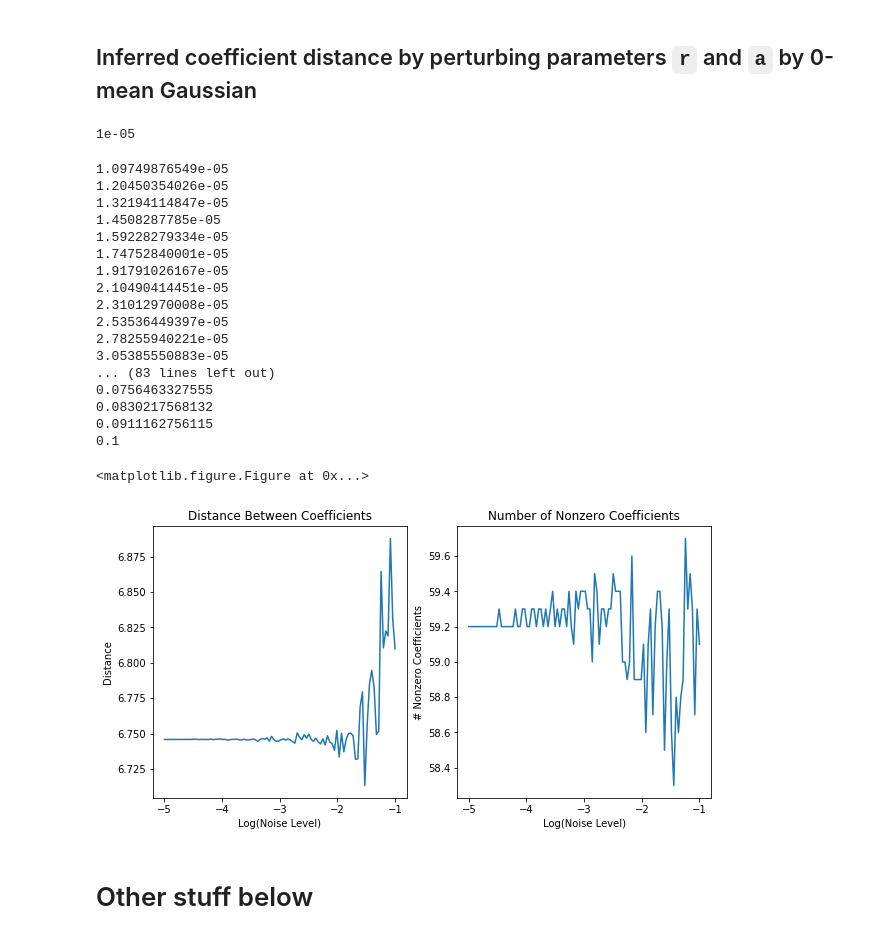
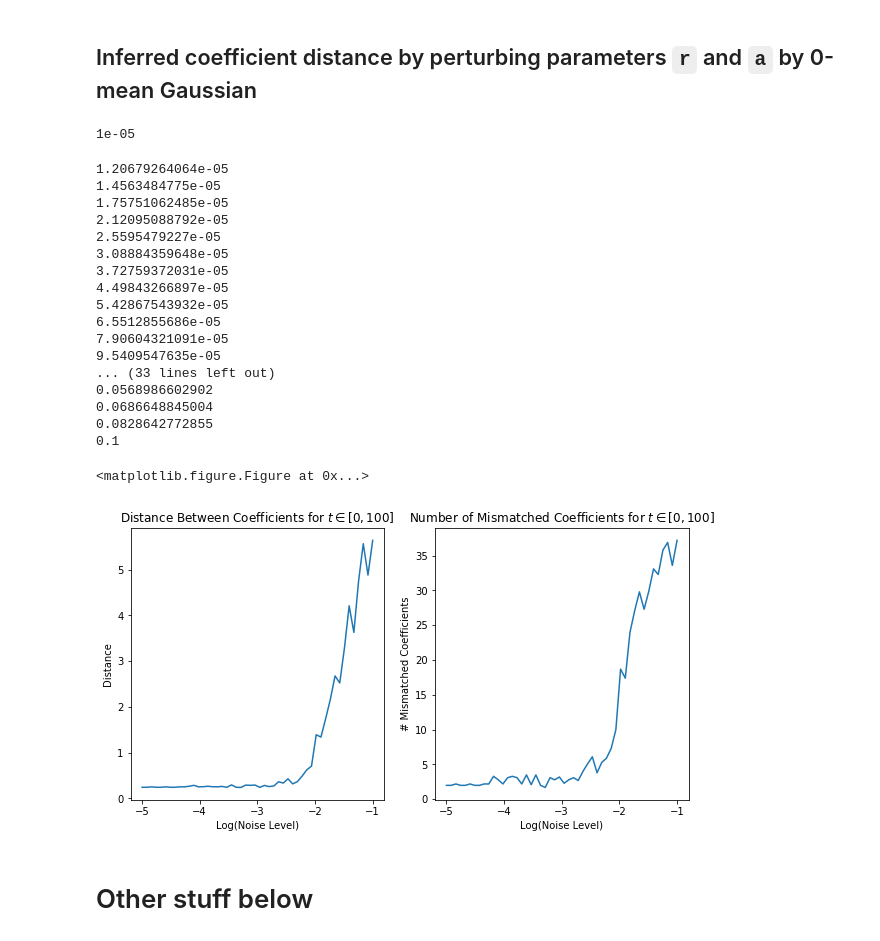
Before and after one commit to alexanderwhatley/am_205_final_project, a Jupyter notebook: Richard's Notebook.ipynb, the cells around one changed output. Saved outputs shown, nothing was run; the diff lists cells and outputs as text; code cells hidden in the pictures.

```diff
--- a/Richard's Notebook.ipynb
+++ b/Richard's Notebook.ipynb
@@ -544,7 +532,7 @@ r = true_r.copy()
 a = true_a.copy()
 diff = []
 
-time_steps = np.arange(100, 2000, 100)
+time_steps = np.arange(1000, 5100, 100)
 
 for num_points in time_steps:
     print(num_points)
@@ -590,9 +578,4 @@ for num_points in time_steps:
         points_diff.append(inf_norm)
         i += 1
     diff.append(np.mean(points_diff, axis=0))
-plt.plot(time_steps, np.log10(diff))
-plt.title('Infinity Norm between Trajectories - variable $t$')
-plt.xlabel('Log(Time Steps)')
-plt.ylabel('Log(Infinity Norm)')
-plt.show()
 # %% [output]
@@ -621,13 +612,13 @@ plt.show()
 # %%
 r = true_r.copy()
 a = true_a.copy()
-t = np.linspace(0, 100, 100)
-noise_level = np.logspace(-5, -1, 100)
+t = np.linspace(0, 5, 100)
+noise_level = np.logspace(-5, -1, 50)
 initials = [[] for _ in range(10)]
 for i in range(10):
     total = 0
     while total < 5:
-        x0 = np.random.uniform(-2, 2, 4)
+        x0 = np.random.uniform(0, 1, 4)
         x_temp, dx_temp = Lotka_Volterra(x0, r, a, t)
         if np.max(np.abs(x_temp)) > 1 or np.any(np.isnan(x_temp)) or np.all(x_temp == 0):
             continue
@@ -732,33 +709,29 @@ plt.show()
 ## Inferred coefficient distance by perturbing parameters `r` and `a` by 0-mean Gaussian
 # %%
 def make_coefficients(r, a, num_terms):
-    '''
-    Turn Lotka-Volterra coefficients into sklearn PolynomialFeatures coefficients for
-    3D system.
-    '''
     num_vars = 4
     coeffs = np.zeros((num_vars, num_terms))
     for i in range(num_vars):
         coeffs[i, i+1] = r[i]
-    coeffs[0, [4, 5, 6, 7]] = a[0]
-    coeffs[1, [5, 8, 9, 10]] = a[1]
-    coeffs[2, [6, 9, 11, 12]] = a[2]
-    coeffs[3, [7, 10, 12, 13]] = a[3]
+    coeffs[0, [5, 6, 7, 8]] = a[0]
+    coeffs[1, [6, 9, 10, 11]] = a[1]
+    coeffs[2, [7, 10, 12, 13]] = a[2]
+    coeffs[3, [8, 11, 13, 14]] = a[3]
 
     return coeffs.ravel()
 
 r = true_r.copy()
 a = true_a.copy()
 true_coeffs = make_coefficients(r, a, 15)
-t = np.linspace(0, 100, 1000)
-noise_level = np.logspace(-5, -1, 100)
+t = np.linspace(0, 100, 2000)
+noise_level = np.logspace(-5, -1, 50)
 dist, sparsity = [], []
 
 initials = [[] for _ in range(10)]
 for i in range(10):
     total = 0
     while total < 5:
-        x0 = np.random.uniform(-2, 2, 4)
+        x0 = np.random.uniform(0, 1, 4)
         x_temp, dx_temp = Lotka_Volterra(x0, r, a, t)
         if np.max(np.abs(x_temp)) > 1 or np.any(np.isnan(x_temp)) or np.all(x_temp == 0):
             continue
@@ -784,52 +757,53 @@ for noise in noise_level:
         n_lib = library.n_output_features_
         A = block_diag(Theta, Theta, Theta, Theta)
         b = dx.flatten(order='F')
-        shols = sindy(l1=0.01, solver='lstsq')
+        shols = sindy(l1=0.1, solver='lstsq')
         try:
             shols.fit(A, b)
         except:
             continue
         coefs = shols.coef_
         noise_dist.append(np.linalg.norm(coefs - true_coeffs))
-        noise_sparsity.append(np.count_nonzero(coefs))
+        num_mismatch = np.sum([coefs[i] != 0 and true_coeffs[i] == 0
+                               for i in range(len(coefs))])
+        noise_sparsity.append(num_mismatch)
         i += 1
     dist.append(np.mean(noise_dist))
     sparsity.append(np.mean(noise_sparsity))
 # %% [output]
 1e-05
-1.09749876549e-05
-1.20450354026e-05
-1.32194114847e-05
-1.4508287785e-05
-1.59228279334e-05
-1.74752840001e-05
-1.91791026167e-05
-2.10490414451e-05
-2.31012970008e-05
-2.53536449397e-05
-2.78255940221e-05
-3.05385550883e-05
-... (83 lines left out)
-0.0756463327555
-0.0830217568132
-0.0911162756115
+1.20679264064e-05
+1.4563484775e-05
+1.75751062485e-05
+2.12095088792e-05
+2.5595479227e-05
+3.08884359648e-05
+3.72759372031e-05
+4.49843266897e-05
+5.42867543932e-05
+6.5512855686e-05
+7.90604321091e-05
+9.5409547635e-05
+... (33 lines left out)
+0.0568986602902
+0.0686648845004
+0.0828642772855
 0.1
 # %%
 plt.clf()
 fig, ax = plt.subplots(1, 2, figsize=(10, 5))
 ax[0].plot(np.log10(noise_level), dist)
-ax[0].set_title('Distance Between Coefficients')
+ax[0].set_title('Distance Between Coefficients for $t \in [0, 100]$')
 ax[0].set_xlabel('Log(Noise Level)')
 ax[0].set_ylabel('Distance')
 ax[1].plot(np.log10(noise_level), sparsity)
-ax[1].set_title('Number of Nonzero Coefficients')
+ax[1].set_title('Number of Mismatched Coefficients for $t \in [0, 100]$')
 ax[1].set_xlabel('Log(Noise Level)')
-ax[1].set_ylabel('# Nonzero Coefficients')
-plt.savefig('r_c.png')
+ax[1].set_ylabel('# Mismatched Coefficients')
 plt.show()
 # %% [output]
 <matplotlib.figure.Figure at 0x...>
-[figure, old version]
+[figure, new version]
 # %% [markdown]
 # Other stuff below
 # %%
```
Also changed, not shown: parts of 12 cells of this notebook, 37 other files.
